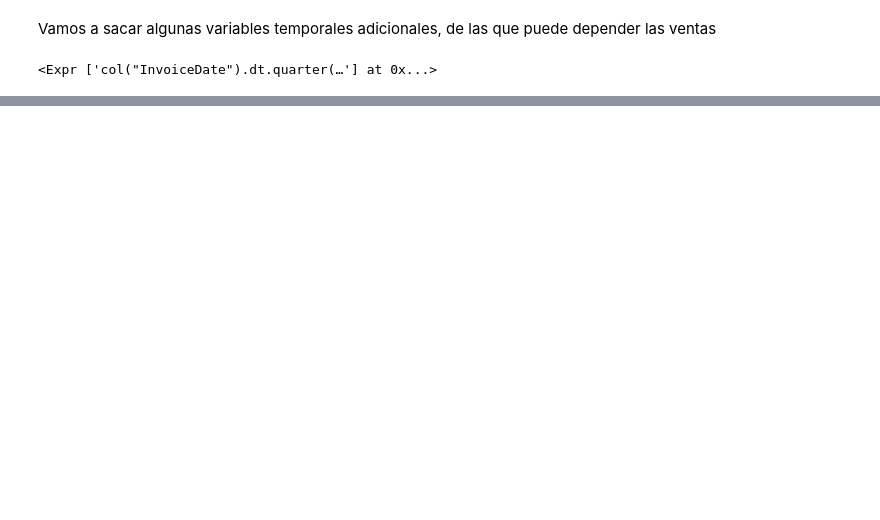
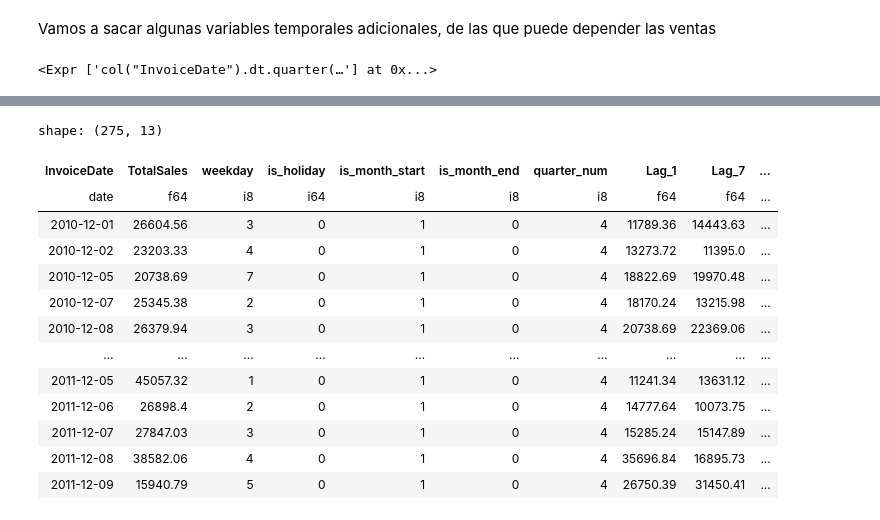
Before and after one commit to Thepelican18/Master_AI_group_activity_1, a Jupyter notebook: limpieza.ipynb, the cells around one changed output, grey strips where cells are left out. Saved outputs shown, nothing was run; the diff lists cells and outputs as text; code cells hidden in the pictures; blank space fills up the shorter version.

```diff
--- a/limpieza.ipynb
+++ b/limpieza.ipynb
@@ -688,0 +734,24 @@ shape: (442_222, 10)
+# %%
+
+
+# SOLO FECHA
+df_grouped = df_grouped.with_columns([
+    pl.col("TotalSales").shift(1).alias("Lag_1"),
+    pl.col("TotalSales").shift(7).alias("Lag_7"),
+    pl.col("TotalSales").shift(30).alias("Lag_30"),
+    pl.col("TotalSales").rolling_mean(window_size=7).alias("MA_7"),
+    pl.col("TotalSales").rolling_mean(window_size=14).alias("MA_14"),
+    pl.col("TotalSales").rolling_mean(window_size=30).alias("MA_30")
+])
+df_grouped = df_grouped.sort("InvoiceDate")
+df_grouped
+# POR CIUDAD Y POR FECHA
+# df_grouped = df_grouped.with_columns([
+#     pl.col("TotalSales").shift(1).over("Country").alias("Lag_1"),
+#     pl.col("TotalSales").shift(7).over("Country").alias("Lag_7"),
+#     pl.col("TotalSales").shift(30).over("Country").alias("Lag_30"),
+#     pl.col("TotalSales").rolling_mean(window_size=7).over("Country").alias("MA_7"),
+#     pl.col("TotalSales").rolling_mean(window_size=14).over("Country").alias("MA_14"),
+#     pl.col("TotalSales").rolling_mean(window_size=30).over("Country").alias("MA_30")
+# ])
+# df_grouped = df_grouped.sort(["Country", "InvoiceDate"])
@@ -688,0 +761,19 @@ shape: (442_222, 10)
+# %%
+# df_grouped.null_count()
+df_grouped = df_grouped.drop_nulls()
+df_grouped
+# %% [output]
+shape: (275, 13)
+| InvoiceDate | TotalSales | weekday | is_holiday | is_month_start | is_month_end | quarter_num | Lag_1 | Lag_7 | ... |
+| date | f64 | i8 | i64 | i8 | i8 | i8 | f64 | f64 | ... |
+| 2010-12-01 | 26604.56 | 3 | 0 | 1 | 0 | 4 | 11789.36 | 14443.63 | ... |
+| 2010-12-02 | 23203.33 | 4 | 0 | 1 | 0 | 4 | 13273.72 | 11395.0 | ... |
+| 2010-12-05 | 20738.69 | 7 | 0 | 1 | 0 | 4 | 18822.69 | 19970.48 | ... |
+| 2010-12-07 | 25345.38 | 2 | 0 | 1 | 0 | 4 | 18170.24 | 13215.98 | ... |
+| 2010-12-08 | 26379.94 | 3 | 0 | 1 | 0 | 4 | 20738.69 | 22369.06 | ... |
+| … | … | … | … | … | … | … | … | … | ... |
+| 2011-12-05 | 45057.32 | 1 | 0 | 1 | 0 | 4 | 11241.34 | 13631.12 | ... |
+| 2011-12-06 | 26898.4 | 2 | 0 | 1 | 0 | 4 | 14777.64 | 10073.75 | ... |
+| 2011-12-07 | 27847.03 | 3 | 0 | 1 | 0 | 4 | 15285.24 | 15147.89 | ... |
+| 2011-12-08 | 38582.06 | 4 | 0 | 1 | 0 | 4 | 35696.84 | 16895.73 | ... |
+| 2011-12-09 | 15940.79 | 5 | 0 | 1 | 0 | 4 | 26750.39 | 31450.41 | ... |
```
Also changed, not shown: parts of 31 cells of this notebook, 3 other files.
